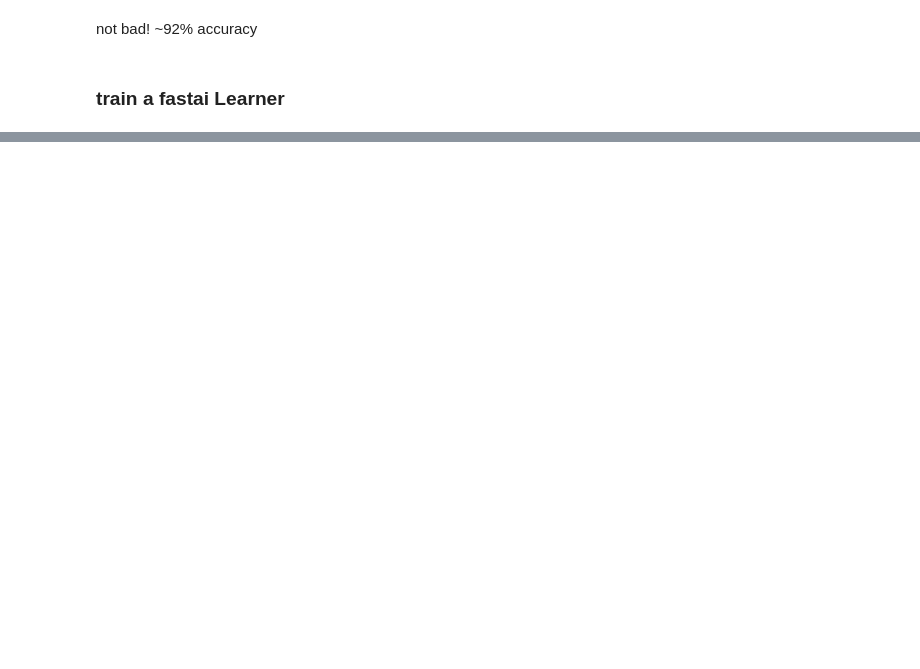
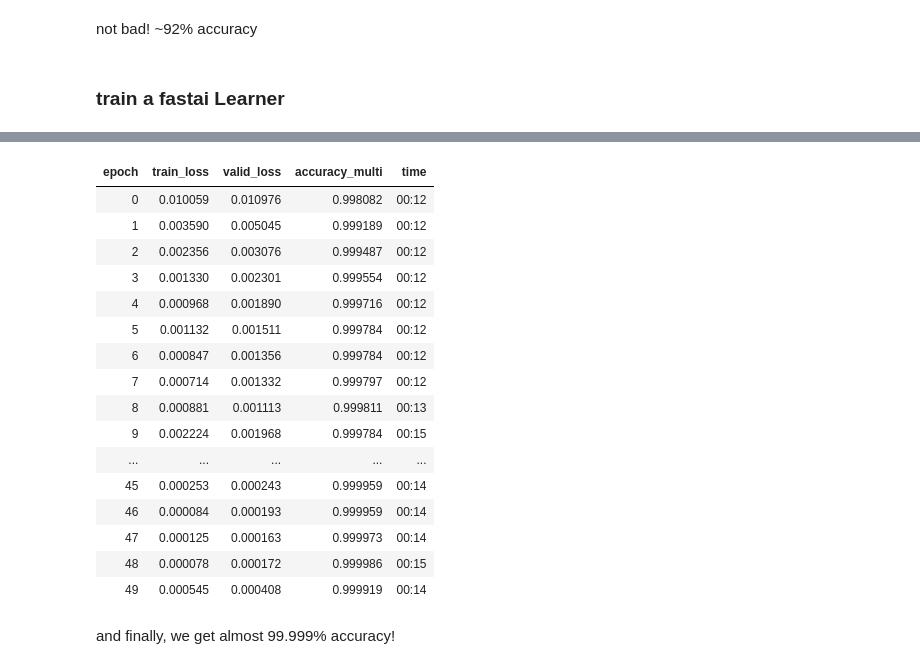
Before and after one commit to eugene-shvarts/fastai-sandbox, a Jupyter notebook: words.ipynb, the cells around one changed output, grey strips where cells are left out. Drawn from its saved outputs; the diff is of its cells as text; code cells hidden in the pictures; blank space fills up the shorter version.

```diff
--- a/words.ipynb
+++ b/words.ipynb
@@ -245,0 +273,23 @@ df = pd.DataFrame({'text': word_list, 'label': learn_fn(word_list)})
+# %%
+# finally, let's train the neural net
+learn.fit(50, lr=0.25)
+# %% [output]
+| epoch | train_loss | valid_loss | accuracy_multi | time |
+| 0 | 0.010059 | 0.010976 | 0.998082 | 00:12 |
+| 1 | 0.003590 | 0.005045 | 0.999189 | 00:12 |
+| 2 | 0.002356 | 0.003076 | 0.999487 | 00:12 |
+| 3 | 0.001330 | 0.002301 | 0.999554 | 00:12 |
+| 4 | 0.000968 | 0.001890 | 0.999716 | 00:12 |
+| 5 | 0.001132 | 0.001511 | 0.999784 | 00:12 |
+| 6 | 0.000847 | 0.001356 | 0.999784 | 00:12 |
+| 7 | 0.000714 | 0.001332 | 0.999797 | 00:12 |
+| 8 | 0.000881 | 0.001113 | 0.999811 | 00:13 |
+| 9 | 0.002224 | 0.001968 | 0.999784 | 00:15 |
+| ... | ... | ... | ... | ... |
+| 45 | 0.000253 | 0.000243 | 0.999959 | 00:14 |
+| 46 | 0.000084 | 0.000193 | 0.999959 | 00:14 |
+| 47 | 0.000125 | 0.000163 | 0.999973 | 00:14 |
+| 48 | 0.000078 | 0.000172 | 0.999986 | 00:15 |
+| 49 | 0.000545 | 0.000408 | 0.999919 | 00:14 |
+# %% [markdown]
+and finally, we get almost 99.999% accuracy!
```
Also changed, not shown: parts of 24 cells of this notebook.
